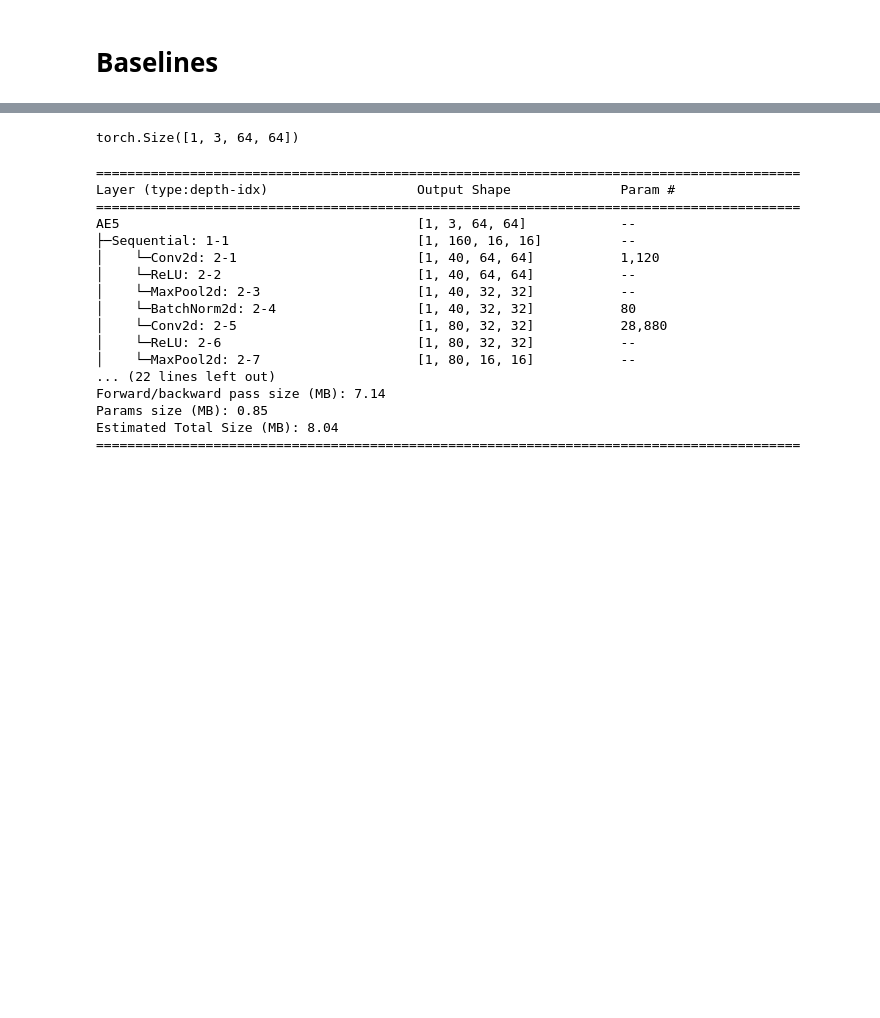
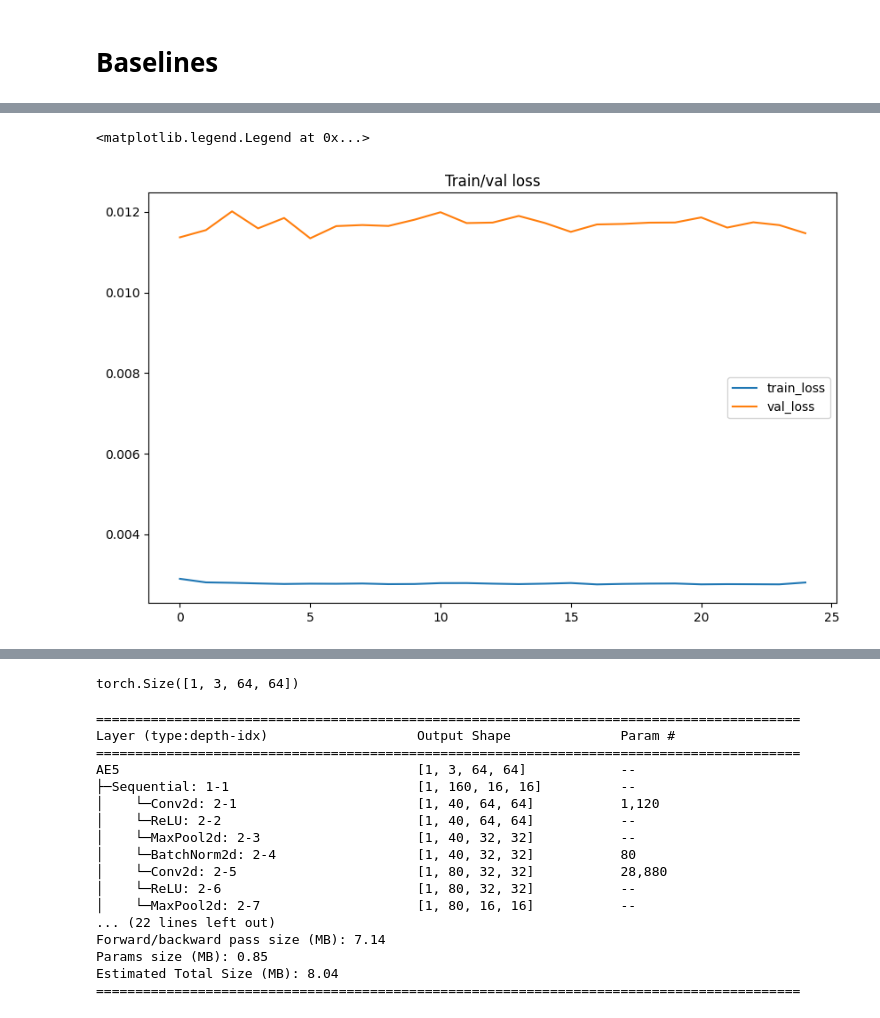
Before and after one commit to InfinitasFish/image_proc_gen, a Jupyter notebook: notebook0caa656df8.ipynb, the cells around one changed output, grey strips where cells are left out. Cells and saved outputs as stored; diff of their text form; code cells hidden in the pictures; blank space fills up the shorter version.

```diff
--- a/notebook0caa656df8.ipynb
+++ b/notebook0caa656df8.ipynb
@@ -200,0 +215,7 @@ class AE5(nn.Module):
+# %%
+from torchinfo import summary
+t = torch.randn((1, 1, 64, 64))
+model = AE()
+r = model(t)
+print(r.shape)
+summary(model, [1, 1, 64, 64])
@@ -200,0 +241,26 @@ class AE5(nn.Module):
+# %%
+batch_size = 256
+lr = 6e-3
+w_d = 1e-6
+epochs = 25
+# %%
+train_dl = DataLoader(
+    train_ds,
+    batch_size=batch_size,
+    shuffle=True,
+    num_workers=2,
+)
+
+proliv_dl = DataLoader(
+    proliv_ds,
+    batch_size=batch_size,
+    shuffle=True,
+    num_workers=2,
+)
+# %%
+metrics = defaultdict(list)
+device = 'cuda:0' if torch.cuda.is_available() else 'cpu'
+
+model.to(device)
+criterion = nn.MSELoss(reduction='mean')
+optimizer = torch.optim.Adam(model.parameters(), lr=lr, weight_decay=w_d)
@@ -200,0 +359,9 @@ class AE5(nn.Module):
+# %%
+_, ax = plt.subplots(1,1,figsize=(10,6))
+ax.set_title('Train/val loss')
+ax.plot(metrics['train_loss'], label='train_loss')
+ax.plot(metrics['val_loss'], label='val_loss')
+ax.legend()
+# %% [output]
+<matplotlib.legend.Legend at 0x...>
+[figure, added]
```
Also changed, not shown: parts of 11 cells of this notebook.
